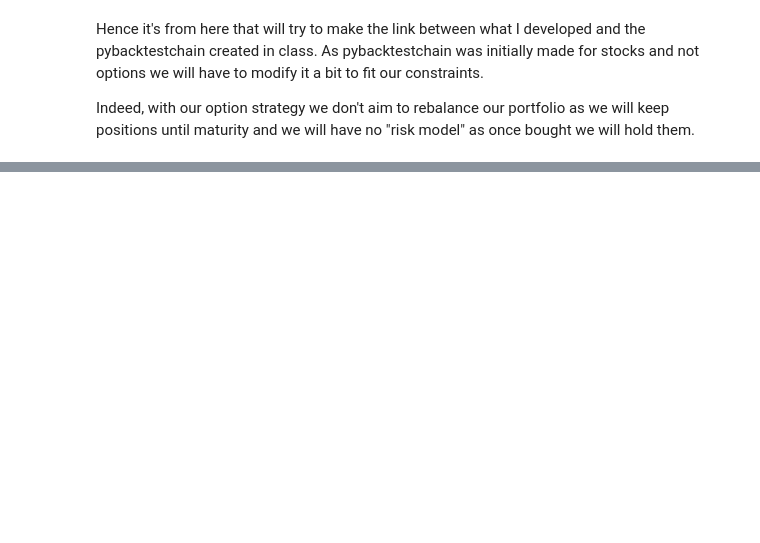
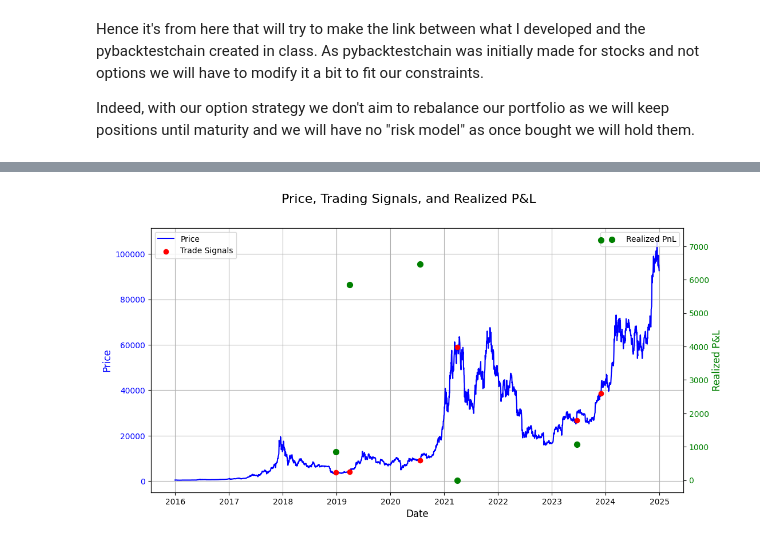
Before and after one commit to YoenCorbel/cryptobacktest, a Jupyter notebook: example_cryptobacktest.ipynb, the cells around one changed output, grey strips where cells are left out. Cells and saved outputs as stored; diff of their text form; code cells hidden in the pictures; blank space fills up the shorter version.

Commit message:
feat(package): Final version of the example; containing all necessary steps to run a backtest with the different developed functions

```diff
--- a/example_cryptobacktest.ipynb
+++ b/example_cryptobacktest.ipynb
@@ -177,0 +219,2 @@ Indeed, with our option strategy we don't aim to rebalance our portfolio as we w
+# %%
+backtest.run_backtest(information_class=info)
@@ -177,0 +258,18 @@ Indeed, with our option strategy we don't aim to rebalance our portfolio as we w
+# %%
+portfolio_history, realized_pnl = backtest.get_results()
+
+# Get all potential trade dates
+trade_dates = btc_close_with_frequency_signals.loc[btc_close_with_frequency_signals["Signal"] == 1, "Date"]
+
+#  only dates where trades occurred are considered (if cash < straddleprice, no trade)
+successful_trade_dates = trade_dates.iloc[:len(realized_pnl)].reset_index(drop=True)
+
+# Show pnl & cumulative pnl where trades were made
+
+realized_pnl_df = pd.DataFrame({
+    "Date": successful_trade_dates,
+    "RealizedPnL": realized_pnl,
+})
+realized_pnl_df["CumulativePnL"] = realized_pnl_df["RealizedPnL"].cumsum()
+
+realized_pnl_df
@@ -177,0 +284,42 @@ Indeed, with our option strategy we don't aim to rebalance our portfolio as we w
+# %%
+# Create graphs and parameters
+fig, ax1 = plt.subplots(figsize=(12, 6))
+
+ax1.plot(
+    btc_close_with_frequency_signals["Date"],
+    btc_close_with_frequency_signals["Close"],
+    label="Price",
+    color="blue",
+    linewidth=1.5,
+)
+ax1.scatter(
+    btc_close_with_frequency_signals.loc[btc_close_with_frequency_signals["Signal"] == 1, "Date"],
+    btc_close_with_frequency_signals.loc[btc_close_with_frequency_signals["Signal"] == 1, "Close"],
+    color="red",
+    label="Trade Signals",
+    zorder=5,
+)
+ax1.set_xlabel("Date", fontsize=12)
+ax1.set_ylabel("Price", fontsize=12, color="blue")
+ax1.tick_params(axis="y", labelcolor="blue")
+
+ax2 = ax1.twinx()
+ax2.scatter(
+    realized_pnl_df["Date"],
+    realized_pnl_df["RealizedPnL"],
+    color="green",
+    label="Realized PnL",
+    zorder=6,
+    s=50,
+)
+ax2.set_ylabel("Realized P&L", fontsize=12, color="green")
+ax2.tick_params(axis="y", labelcolor="green")
+fig.suptitle("Price, Trading Signals, and Realized P&L", fontsize=16)
+ax1.legend(loc="upper left")
+ax2.legend(loc="upper right")
+
+ax1.grid()
+
+plt.show()
+# %% [output]
+[figure, added]
```
Also changed, not shown: parts of 22 cells of this notebook.
